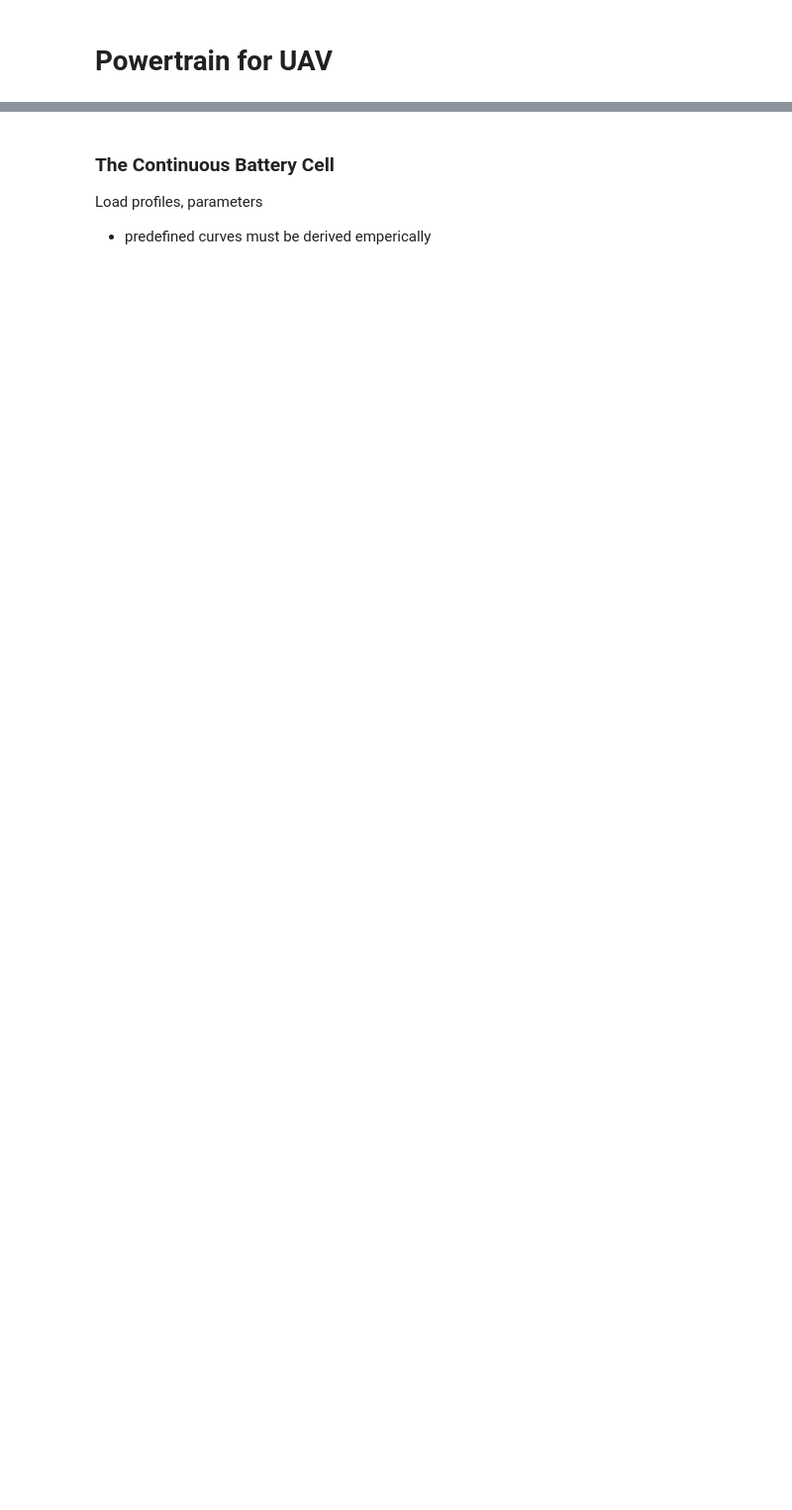
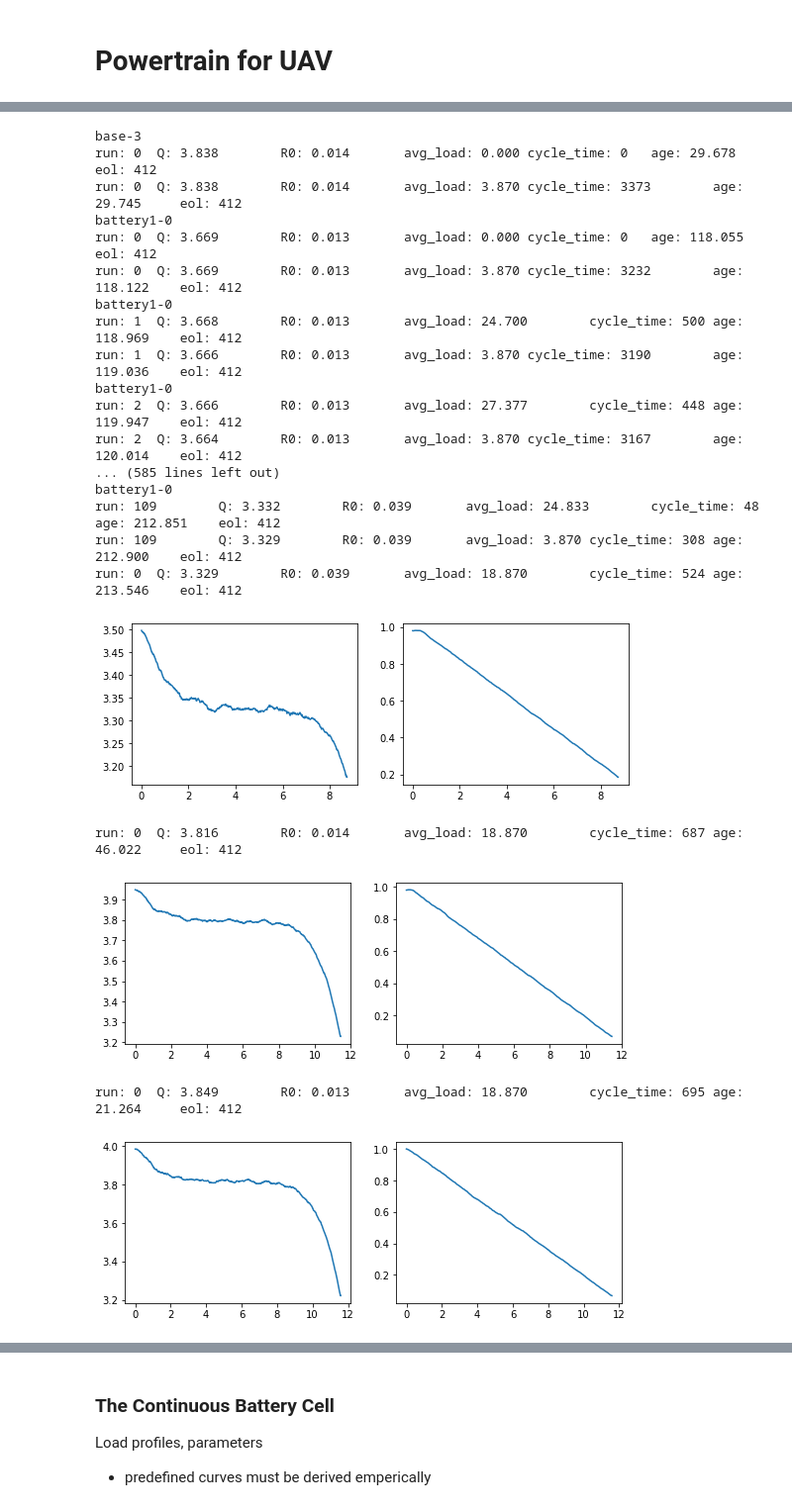
Before and after one commit to hazrmard/AirplaneFaultTolerance, a Jupyter notebook: powertrain.ipynb, the cells around one changed output, grey strips where cells are left out. Shown: that part at 99% size. Saved outputs shown, nothing was run; the diff lists cells and outputs as text; code cells hidden in the pictures; blank space fills up the shorter version.

Commit message:
updated usage examples

```diff
--- a/powertrain.ipynb
+++ b/powertrain.ipynb
@@ -17,0 +123,63 @@ np.random.seed(43)
+# %%
+# battery usage distribution
+P = [.55, .1, .05, .25, .05]
+idx = 0
+j = [0,0,0,0,0]
+
+# select the battery
+for i in range(0, 200):
+    choice = np.random.random()
+    if choice < P[0]:
+        battery = batteries[0]
+        idx = 0
+    elif choice < (P[0] + P[1]):
+        battery = batteries[1]
+        idx = 1
+    elif choice < (P[0] + P[1] + P[2]):
+        battery = batteries[2]
+        idx = 2
+    elif choice < (P[0] + P[1] + P[2] + P[3]):
+        battery = batteries[3]
+        idx = 3
+    else:
+        battery = batteries[4]
+        idx = 4
+    print(f"{battery.name}-{idx}")
+    # discharge
+    cycle_test(cell=battery, dt=1.0, c=26.3, random_load=True, verbose=1,show_plot=False, reset=False, action=1, run_num=j[idx])
+    # charge
+    cycle_test(cell=battery, dt=1.0, random_load=False, verbose=1, show_plot=False, reset=False, action=0, run_num=j[idx])
+    # increment
+    j[idx] = j[idx] + 1
+
+for battery in batteries:
+    res = cycle_test(cell=battery, dt=1.0, c=18.8695,random_load=False, verbose=1,show_plot=False, reset=False, action=1)
+    f = plt.figure(figsize=(9,3))
+    plt.subplot(1,2,1)
+    plt.plot(res['dt'], res['v_hat'])
+    plt.subplot(1,2,2)
+    plt.plot(res['dt'], res['z_hat'])
+    plt.show()
+# %% [output]
+base-3
+run: 0  Q: 3.838        R0: 0.014       avg_load: 0.000 cycle_time: 0   age: 29.678     eol: 412
+run: 0  Q: 3.838        R0: 0.014       avg_load: 3.870 cycle_time: 3373        age: 29.745     eol: 412
+battery1-0
+run: 0  Q: 3.669        R0: 0.013       avg_load: 0.000 cycle_time: 0   age: 118.055    eol: 412
+run: 0  Q: 3.669        R0: 0.013       avg_load: 3.870 cycle_time: 3232        age: 118.122    eol: 412
+battery1-0
+run: 1  Q: 3.668        R0: 0.013       avg_load: 24.700        cycle_time: 500 age: 118.969    eol: 412
+run: 1  Q: 3.666        R0: 0.013       avg_load: 3.870 cycle_time: 3190        age: 119.036    eol: 412
+battery1-0
+run: 2  Q: 3.666        R0: 0.013       avg_load: 27.377        cycle_time: 448 age: 119.947    eol: 412
+run: 2  Q: 3.664        R0: 0.013       avg_load: 3.870 cycle_time: 3167        age: 120.014    eol: 412
+... (585 lines left out)
+battery1-0
+run: 109        Q: 3.332        R0: 0.039       avg_load: 24.833        cycle_time: 48  age: 212.851    eol: 412
+run: 109        Q: 3.329        R0: 0.039       avg_load: 3.870 cycle_time: 308 age: 212.900    eol: 412
+run: 0  Q: 3.329        R0: 0.039       avg_load: 18.870        cycle_time: 524 age: 213.546    eol: 412
+[figure, added]
+run: 0  Q: 3.816        R0: 0.014       avg_load: 18.870        cycle_time: 687 age: 46.022     eol: 412
+[figure, added]
+run: 0  Q: 3.849        R0: 0.013       avg_load: 18.870        cycle_time: 695 age: 21.264     eol: 412
+[figure, added]
```
Also changed, not shown: parts of 38 cells of this notebook.
